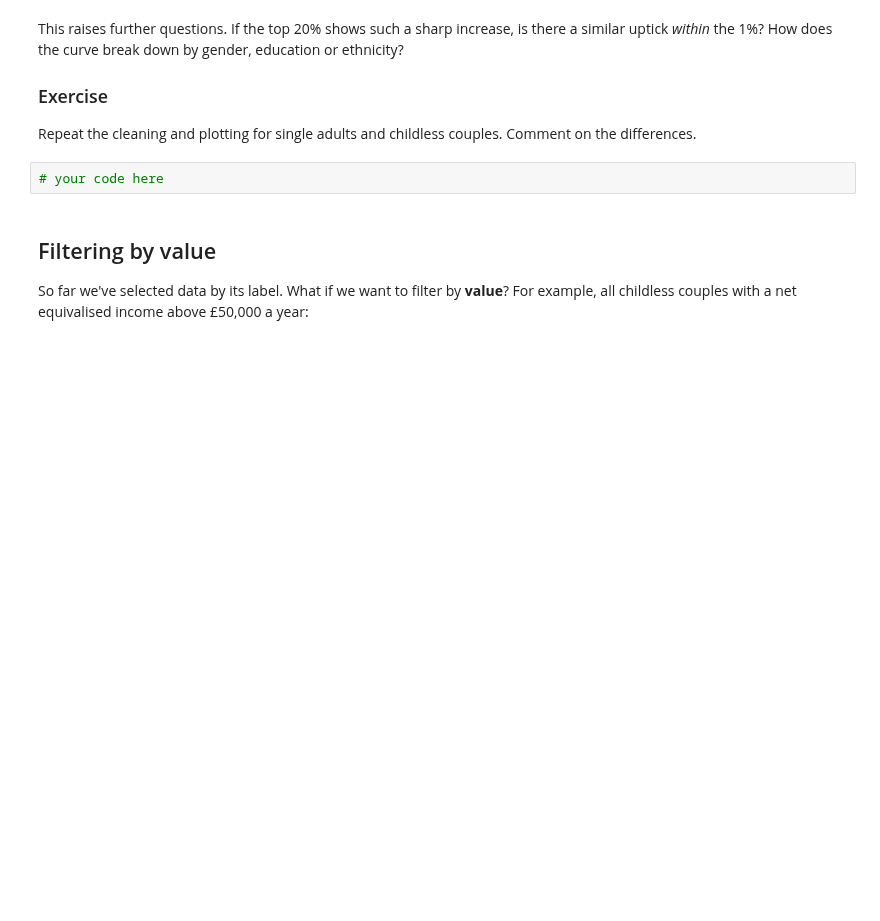
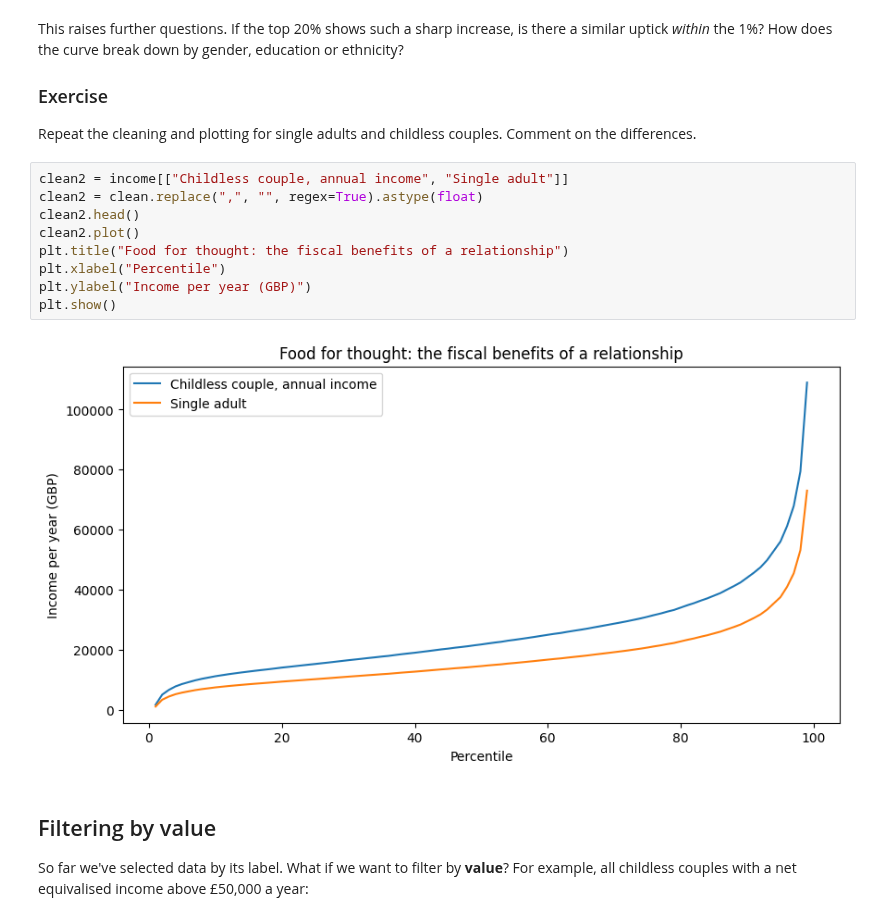
Before and after one commit to aaliyamckee/QM2, a Jupyter notebook: Aaliya_W02_Pandas.ipynb, the cells around one changed output. Drawn from its saved outputs; the diff is of its cells as text; blank space fills up the shorter version.

```diff
--- a/Aaliya_W02_Pandas.ipynb
+++ b/Aaliya_W02_Pandas.ipynb
@@ -222,8 +245,17 @@ This raises further questions. If the top 20% shows such a sharp increase, is th
 ### Exercise
 
 Repeat the cleaning and plotting for single adults and childless couples. Comment on the differences.
-# %%
-# your code here
+# %%
+clean2 = income[["Childless couple, annual income", "Single adult"]]
+clean2 = clean.replace(",", "", regex=True).astype(float)
+clean2.head()
+clean2.plot()
+plt.title("Food for thought: the fiscal benefits of a relationship")
+plt.xlabel("Percentile")
+plt.ylabel("Income per year (GBP)")
+plt.show()
+# %% [output]
+[figure, added]
 # %% [markdown]
 ## Filtering by value
 
```
Also changed, not shown: parts of 8 cells of this notebook.
